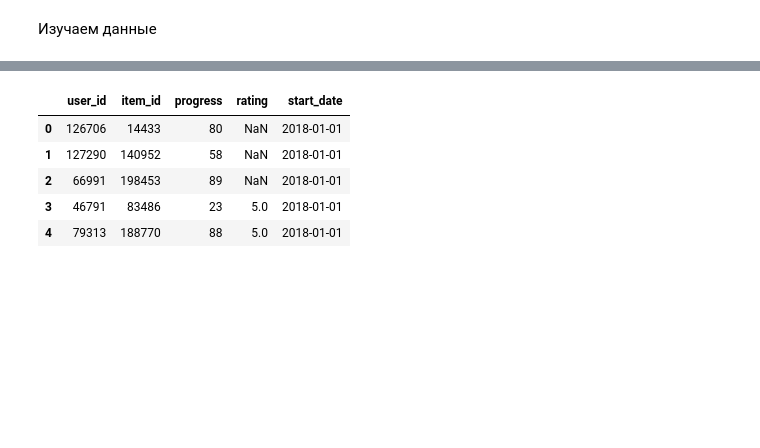
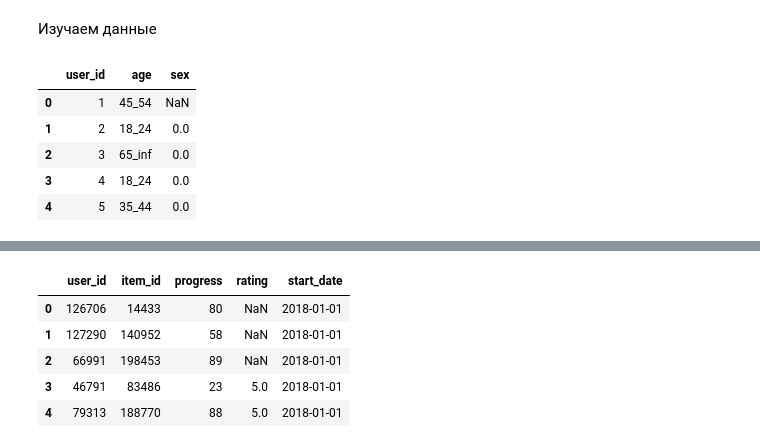
Before and after one commit to irsafilo/LTR_seminar, a Jupyter notebook: seminar_part1.ipynb, the cells around one changed output, grey strips where cells are left out. Cells and saved outputs as stored; diff of their text form; code cells hidden in the pictures; blank space fills up the shorter version.

```diff
--- a/seminar_part1.ipynb
+++ b/seminar_part1.ipynb
@@ -15,3 +15,12 @@ from itertools import islice, cycle
 df = pd.read_csv('data/interactions.csv')
 df_users = pd.read_csv('data/users.csv')
 df_items = pd.read_csv('data/items.csv')
+# %%
+df_users.head()
+# %% [output]
+|  | user_id | age | sex |
+| 0 | 1 | 45_54 | NaN |
+| 1 | 2 | 18_24 | 0.0 |
+| 2 | 3 | 65_inf | 0.0 |
+| 3 | 4 | 18_24 | 0.0 |
+| 4 | 5 | 35_44 | 0.0 |
```
Also changed, not shown: parts of 43 cells of this notebook, 1 other file.
